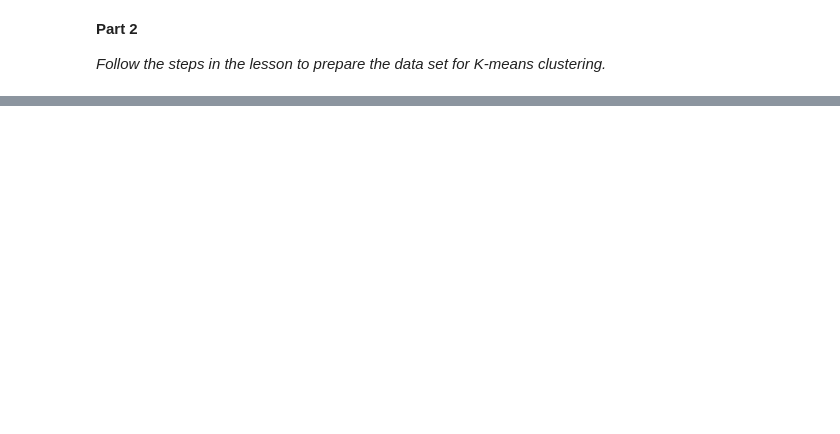
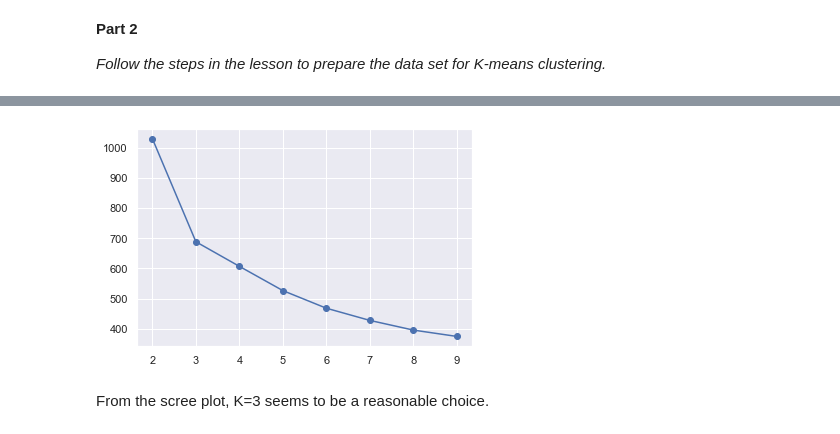
Before and after one commit to kylee-lapierre/k-means, a Jupyter notebook: k-means-clustering.ipynb, the cells around one changed output, grey strips where cells are left out. Saved outputs shown, nothing was run; the diff lists cells and outputs as text; code cells hidden in the pictures; blank space fills up the shorter version.

```diff
--- a/k-means-clustering.ipynb
+++ b/k-means-clustering.ipynb
@@ -38,0 +62,11 @@ animal_scaled = scalar.fit_transform(numeric_animals)
+# %%
+# Since there are multiple columns, unsure of which code is correct
+sns.set_theme(style = 'darkgrid')
+colors = {2:'red', 3:'purple', 4:'green', 5:'orange'}
+for k in range(2, 6):
+    k_means = KMeans(n_clusters = k, random_state=0).fit(animals)
+    clusters = k_means.cluster_centers_
+    plt.scatter(clusters[:,0], clusters[:,1], c = colors[k])
+    plt.title('K-Means Cluster')
+    plt.legend(labels = [f'K={k}'], title = 'K-Means Number', loc = (1.01,.65))
+    plt.show()
@@ -38,0 +82,11 @@ animal_scaled = scalar.fit_transform(numeric_animals)
+# %%
+sns.set_theme(style = 'darkgrid')
+colors = {6:'tab:blue', 7:'olive', 8:'maroon', 9:'salmon'}
+for k in range(6, 10):
+    k_means = KMeans(n_clusters = k, random_state=0)
+    label = k_means.fit_predict(animals)
+    filtered_label = animals[label == 0]
+    plt.scatter(filtered_label['Culmen Depth (mm)'], filtered_label['Body Mass (g)'], c = colors[k])
+    plt.title('K-Means Cluster')
+    plt.legend(labels = [f'K={k}'], title = 'K-Means Number', loc = (1.01,.65))
+    plt.show()
@@ -38,0 +99,11 @@ animal_scaled = scalar.fit_transform(numeric_animals)
+# %%
+# Since there are multiple columns, unsure of which code is correct
+sns.set_theme(style = 'darkgrid')
+colors = {6:'tab:blue', 7:'olive', 8:'maroon', 9:'salmon'}
+for k in range(6, 10):
+    k_means = KMeans(n_clusters = k, random_state=0).fit(animals)
+    clusters = k_means.cluster_centers_
+    plt.scatter(clusters[:,0], clusters[:,1], c = colors[k])
+    plt.title('K-Means Cluster')
+    plt.legend(labels = [f'K={k}'], title = 'K-Means Number', loc = (1.01,.65))
+    plt.show()
@@ -38,0 +115,12 @@ animal_scaled = scalar.fit_transform(numeric_animals)
+# %%
+inertia_list = []
+for k in range(2, 10):
+    k_means = KMeans(n_clusters = k)
+    k_means.fit(animals)
+    inertia_list.append(k_means.inertia_)
+plt.plot(range(2,10), inertia_list, '-o')
+plt.show()
+# %% [output]
+[figure, added]
+# %% [markdown]
+From the scree plot, K=3 seems to be a reasonable choice.
```
Also changed, not shown: parts of 10 cells of this notebook.
